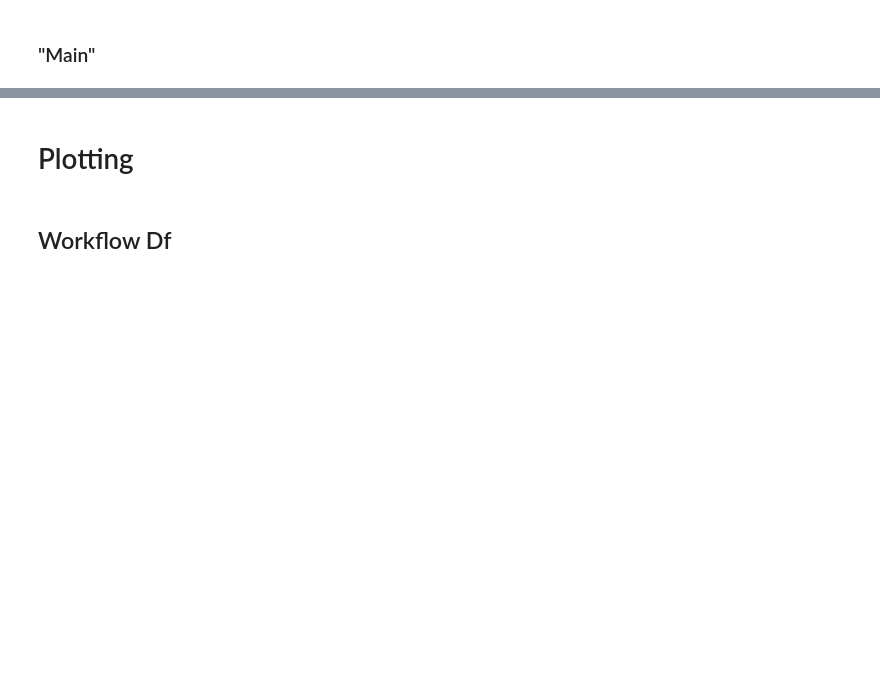
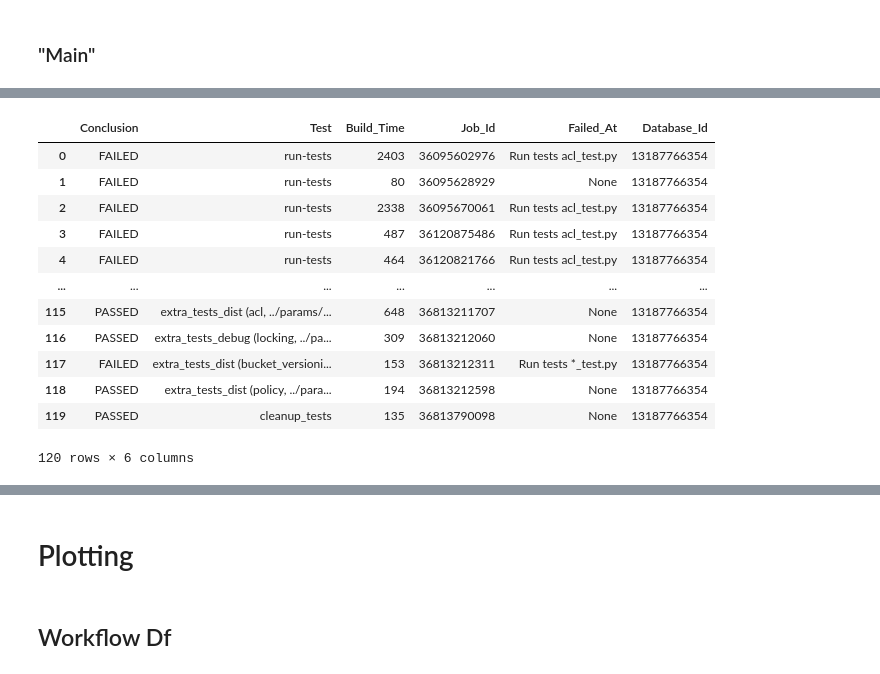
Before and after one commit to 2xlhe/gh-Actions-Reader, a Jupyter notebook: ghActionsReader.ipynb, the cells around one changed output, grey strips where cells are left out. Saved outputs shown, nothing was run; the diff lists cells and outputs as text; code cells hidden in the pictures; blank space fills up the shorter version.

Commit message:
Found 2 bugs on ActionsJobs / 1. Doesnt Extract Passed jobs / 2. Overwrite the values of databseId on the saved file

```diff
--- a/ghActionsReader.ipynb
+++ b/ghActionsReader.ipynb
@@ -177,7 +176,7 @@ class ActionsJobs:
             # Extract job details section
             start_index = cleaned.find("JOBS")
             end_index = cleaned.find("ANNOTATIONS")
-            if start_index == -1 or end_index == -1:
+            if start_index == -1 and end_index == -1:
                 print("Warning: JOBS or ANNOTATIONS section not found in output.")
                 return pd.DataFrame()
 
@@ -192,6 +191,9 @@ class ActionsJobs:
                 if "ID" in job and ("PASSED" in job or "FAILED" in job):
                     temp_df = pd.DataFrame([self.__split_string__(job)], columns=columns)
                     temp_df['Build_Time'] = str_time_to_int(temp_df['Build_Time'].get(0))
+
+                    #temp_df['Build_Time'] = pd.to_datetime(temp_df['Build_Time'], format="%Hh%Mm%Ss%f", errors='coerce').dt.time
+
                     jobs_df = pd.concat([jobs_df, temp_df], ignore_index=True)
 
                 elif "FAILED" in job:
@@ -216,11 +218,12 @@ class ActionsJobs:
         """
         try:
             jobs_df = ArqManipulation.read_parquet_file(parquet_file_name="./bin/actionsJobs.parquet")
-            if jobs_df.empty and database_id in jobs_df['Database_Id'].values:
+            if jobs_df.empty or not database_id in jobs_df['Database_Id'].values:
                 command = f'gh run --repo {self.repository} view {database_id}'
                 jobs_data = subprocess.run(command, shell=True, text=True, check=True, capture_output=True).stdout
+                jobs_data = self.__clean_job_text__(jobs_data)
 
-                jobs_df = pd.concat([jobs_df, self.__clean_job_text__(jobs_data)], ignore_index=True)
+                jobs_df = pd.concat([jobs_df, jobs_data], ignore_index=True)
 
                 if not jobs_df.empty:
                     jobs_df["Database_Id"] = int(database_id)
@@ -484,3 +487,20 @@ DataFrame successfully saved to ./bin/actionsWorflow.parquet
+# %%
+jobs = ActionsJobs(repo_path, workflow)
+jobs.get_jobs(13187766354)
+# %% [output]
+|  | Conclusion | Test | Build_Time | Job_Id | Failed_At | Database_Id |
+| 0 | FAILED | run-tests | 2403 | 36095602976 | Run tests acl_test.py | 13187766354 |
+| 1 | FAILED | run-tests | 80 | 36095628929 | None | 13187766354 |
+| 2 | FAILED | run-tests | 2338 | 36095670061 | Run tests acl_test.py | 13187766354 |
+| 3 | FAILED | run-tests | 487 | 36120875486 | Run tests acl_test.py | 13187766354 |
+| 4 | FAILED | run-tests | 464 | 36120821766 | Run tests acl_test.py | 13187766354 |
+| ... | ... | ... | ... | ... | ... | ... |
+| 115 | PASSED | extra_tests_dist (acl, ../params/... | 648 | 36813211707 | None | 13187766354 |
+| 116 | PASSED | extra_tests_debug (locking, ../pa... | 309 | 36813212060 | None | 13187766354 |
+| 117 | FAILED | extra_tests_dist (bucket_versioni... | 153 | 36813212311 | Run tests *_test.py | 13187766354 |
+| 118 | PASSED | extra_tests_dist (policy, ../para... | 194 | 36813212598 | None | 13187766354 |
+| 119 | PASSED | cleanup_tests | 135 | 36813790098 | None | 13187766354 |
+120 rows × 6 columns
 # %%
 artifacts = ActionArtifacts(repository=repo_path)
 artifacts.download_artifact(13160019050)
```
Also changed, not shown: parts of 4 cells of this notebook, 3 other files.
